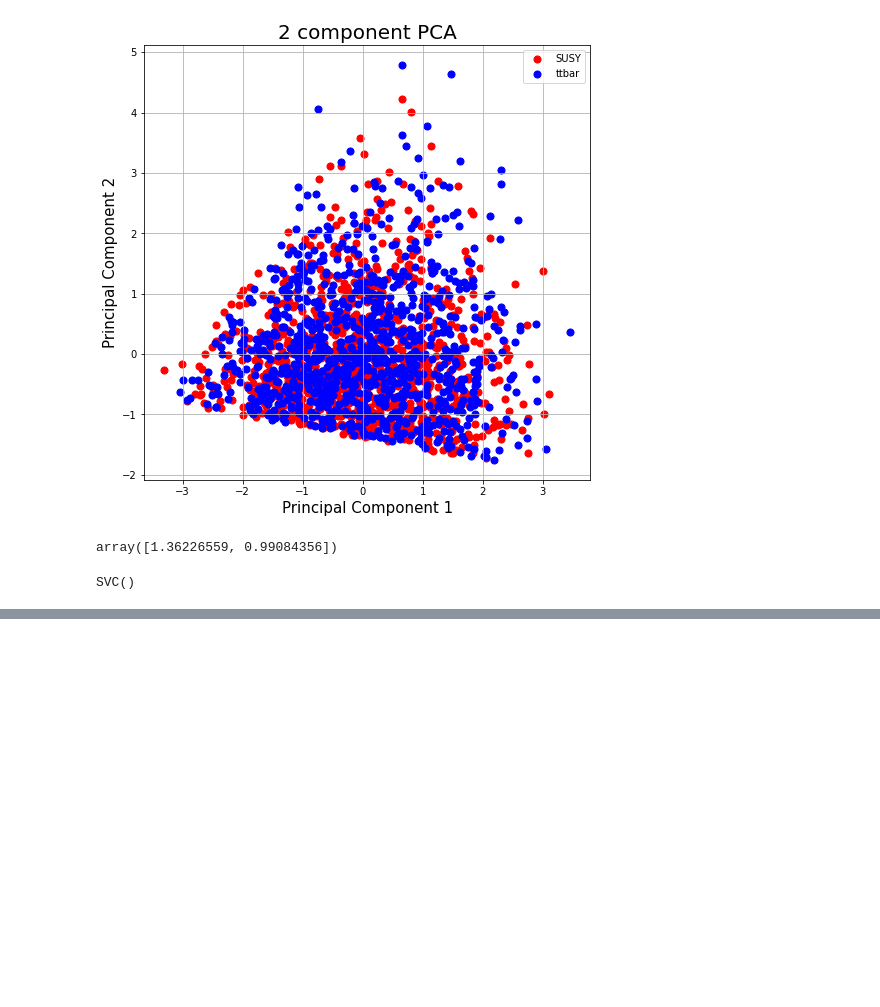
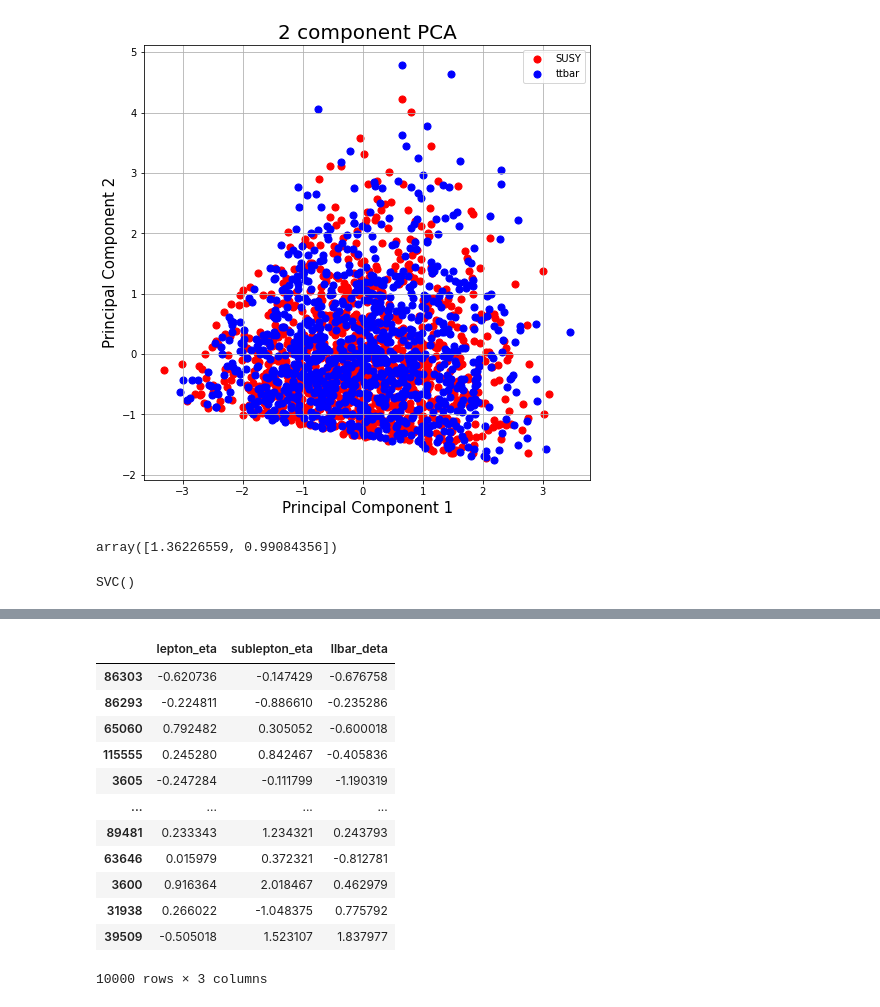
Before and after one commit to jthiema/Top-Quark-Spin-Correlations, a Jupyter notebook: Tests_etc/PCA and other tests.ipynb, the cells around one changed output, grey strips where cells are left out. Saved outputs shown, nothing was run; the diff lists cells and outputs as text; code cells hidden in the pictures; blank space fills up the shorter version.

```diff
--- a/Tests_etc/PCA and other tests.ipynb
+++ b/Tests_etc/PCA and other tests.ipynb
@@ -189,0 +205,16 @@ weighted avg       0.78      0.78      0.78     20000
+# %%
+sig_df_test
+# %% [output]
+|  | lepton_eta | sublepton_eta | llbar_deta |
+| 86303 | -0.620736 | -0.147429 | -0.676758 |
+| 86293 | -0.224811 | -0.886610 | -0.235286 |
+| 65060 | 0.792482 | 0.305052 | -0.600018 |
+| 115555 | 0.245280 | 0.842467 | -0.405836 |
+| 3605 | -0.247284 | -0.111799 | -1.190319 |
+| ... | ... | ... | ... |
+| 89481 | 0.233343 | 1.234321 | 0.243793 |
+| 63646 | 0.015979 | 0.372321 | -0.812781 |
+| 3600 | 0.916364 | 2.018467 | 0.462979 |
+| 31938 | 0.266022 | -1.048375 | 0.775792 |
+| 39509 | -0.505018 | 1.523107 | 1.837977 |
+10000 rows × 3 columns
```
Also changed, not shown: parts of 7 cells of this notebook, 2 other files.
